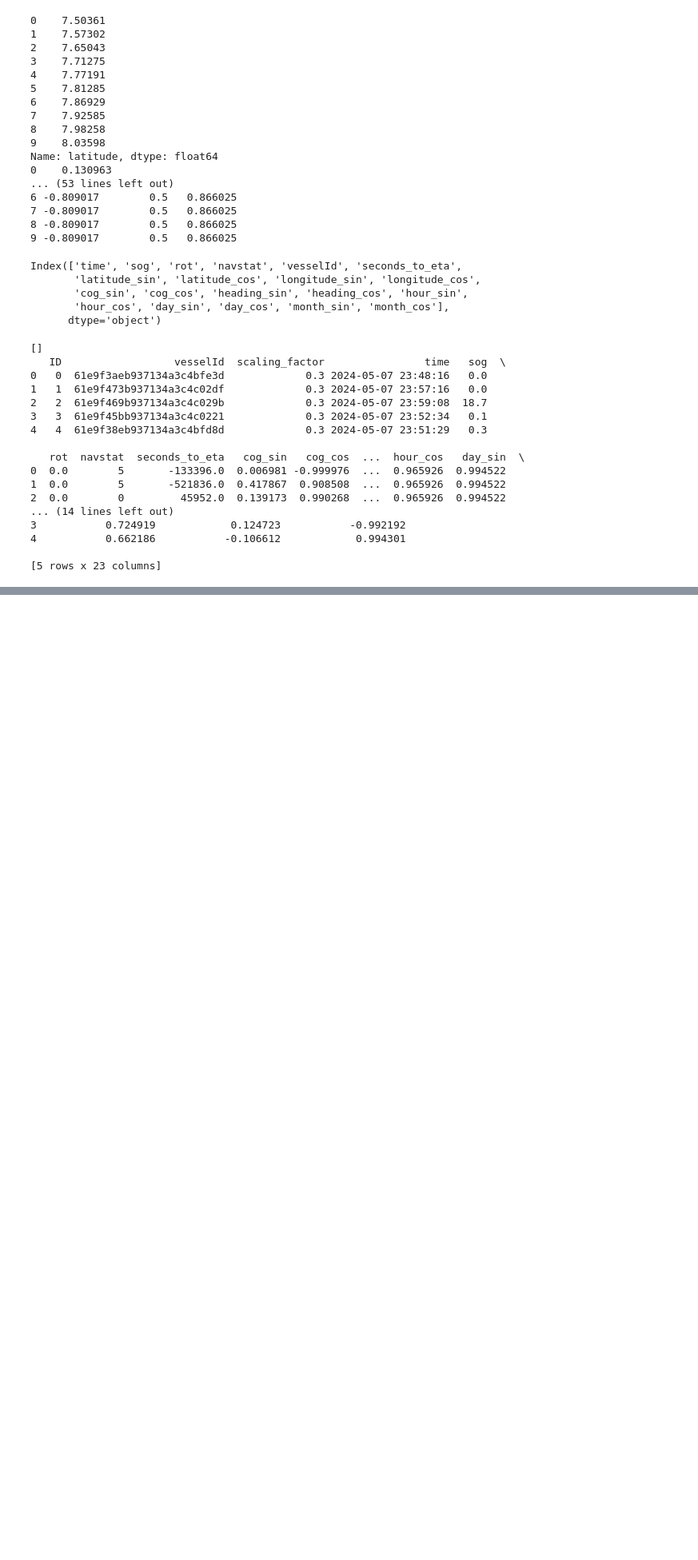
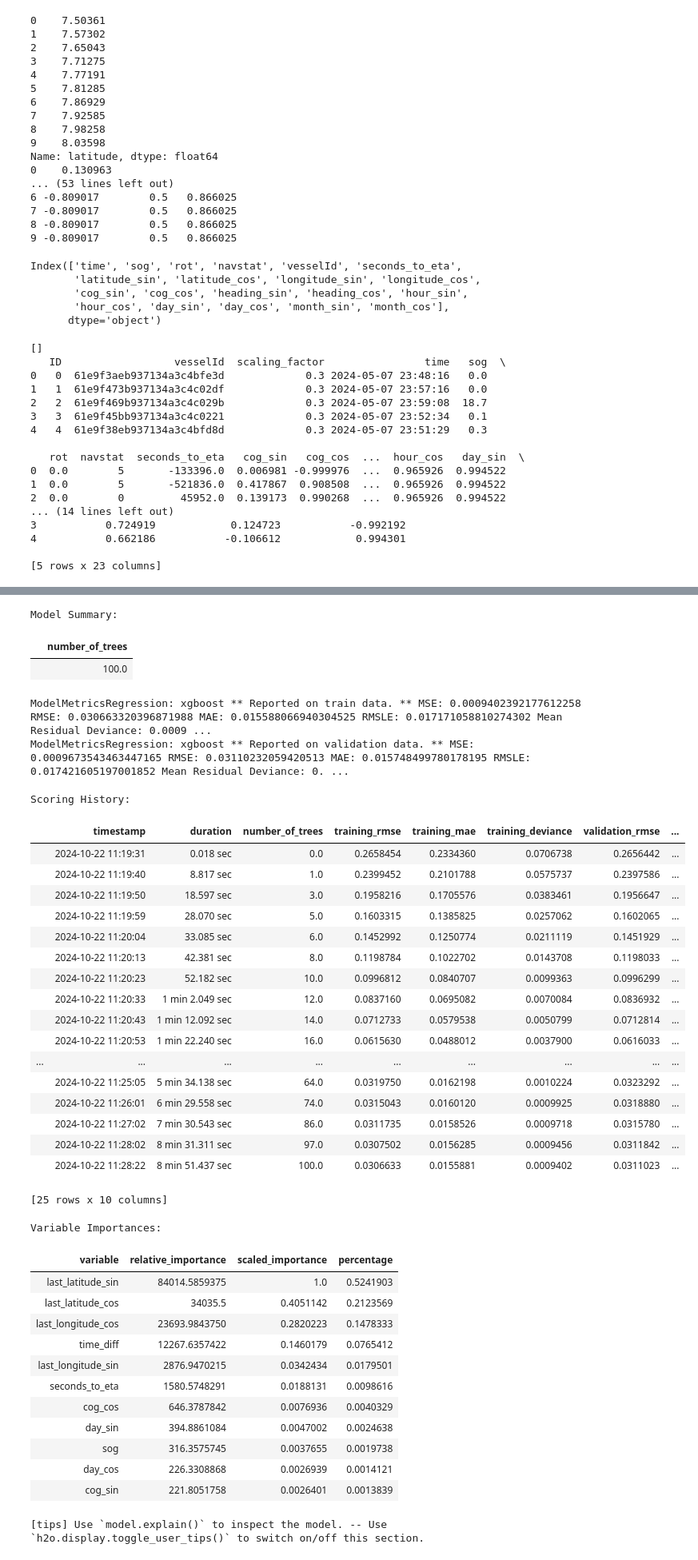
Before and after one commit to iverri/ML-Group-Project, a Jupyter notebook: src/pipeline_kris.ipynb, the cells around one changed output, grey strips where cells are left out. Shown: that part at 80% size. Drawn from its saved outputs; the diff is of its cells as text; code cells hidden in the pictures; blank space fills up the shorter version.

```diff
--- a/src/pipeline_kris.ipynb
+++ b/src/pipeline_kris.ipynb
@@ -496,9 +528,8 @@ xgboost Model Build progress: |
 # %%
-features_lat.append("latitude_sin")
 gbm_lat_cos.train(
-    x=features_lat,#.append(latitude_sin)
+    x=features_lat,  # .append(latitude_sin)
     y=target_lat_cos,
     training_frame=train_data_shifted_without_validation,
-    validation_frame= validation_data_shifted
-
+    validation_frame=validation_data_shifted,
 )
+# %% [output]
@@ -505,3 +538,41 @@ gbm_lat_cos.train(
+Model Summary:
+|  | number_of_trees |
+|  | 100.0 |
+ModelMetricsRegression: xgboost ** Reported on train data. ** MSE: 0.0009402392177612258 RMSE: 0.030663320396871988 MAE: 0.015588066940304525 RMSLE: 0.017171058810274302 Mean Residual Deviance: 0.0009 ...
+ModelMetricsRegression: xgboost ** Reported on validation data. ** MSE: 0.0009673543463447165 RMSE: 0.03110232059420513 MAE: 0.015748499780178195 RMSLE: 0.017421605197001852 Mean Residual Deviance: 0. ...
+Scoring History:
+|  | timestamp | duration | number_of_trees | training_rmse | training_mae | training_deviance | validation_rmse | ... |
+|  | 2024-10-22 11:19:31 | 0.018 sec | 0.0 | 0.2658454 | 0.2334360 | 0.0706738 | 0.2656442 | ... |
+|  | 2024-10-22 11:19:40 | 8.817 sec | 1.0 | 0.2399452 | 0.2101788 | 0.0575737 | 0.2397586 | ... |
+|  | 2024-10-22 11:19:50 | 18.597 sec | 3.0 | 0.1958216 | 0.1705576 | 0.0383461 | 0.1956647 | ... |
+|  | 2024-10-22 11:19:59 | 28.070 sec | 5.0 | 0.1603315 | 0.1385825 | 0.0257062 | 0.1602065 | ... |
+|  | 2024-10-22 11:20:04 | 33.085 sec | 6.0 | 0.1452992 | 0.1250774 | 0.0211119 | 0.1451929 | ... |
+|  | 2024-10-22 11:20:13 | 42.381 sec | 8.0 | 0.1198784 | 0.1022702 | 0.0143708 | 0.1198033 | ... |
+|  | 2024-10-22 11:20:23 | 52.182 sec | 10.0 | 0.0996812 | 0.0840707 | 0.0099363 | 0.0996299 | ... |
+|  | 2024-10-22 11:20:33 | 1 min 2.049 sec | 12.0 | 0.0837160 | 0.0695082 | 0.0070084 | 0.0836932 | ... |
+|  | 2024-10-22 11:20:43 | 1 min 12.092 sec | 14.0 | 0.0712733 | 0.0579538 | 0.0050799 | 0.0712814 | ... |
+|  | 2024-10-22 11:20:53 | 1 min 22.240 sec | 16.0 | 0.0615630 | 0.0488012 | 0.0037900 | 0.0616033 | ... |
+| ... | ... | ... | ... | ... | ... | ... | ... | ... |
+|  | 2024-10-22 11:25:05 | 5 min 34.138 sec | 64.0 | 0.0319750 | 0.0162198 | 0.0010224 | 0.0323292 | ... |
+|  | 2024-10-22 11:26:01 | 6 min 29.558 sec | 74.0 | 0.0315043 | 0.0160120 | 0.0009925 | 0.0318880 | ... |
+|  | 2024-10-22 11:27:02 | 7 min 30.543 sec | 86.0 | 0.0311735 | 0.0158526 | 0.0009718 | 0.0315780 | ... |
+|  | 2024-10-22 11:28:02 | 8 min 31.311 sec | 97.0 | 0.0307502 | 0.0156285 | 0.0009456 | 0.0311842 | ... |
+|  | 2024-10-22 11:28:22 | 8 min 51.437 sec | 100.0 | 0.0306633 | 0.0155881 | 0.0009402 | 0.0311023 | ... |
+[25 rows x 10 columns]
+Variable Importances:
+| variable | relative_importance | scaled_importance | percentage |
+| last_latitude_sin | 84014.5859375 | 1.0 | 0.5241903 |
+| last_latitude_cos | 34035.5 | 0.4051142 | 0.2123569 |
+| last_longitude_cos | 23693.9843750 | 0.2820223 | 0.1478333 |
+| time_diff | 12267.6357422 | 0.1460179 | 0.0765412 |
+| last_longitude_sin | 2876.9470215 | 0.0342434 | 0.0179501 |
+| seconds_to_eta | 1580.5748291 | 0.0188131 | 0.0098616 |
+| cog_cos | 646.3787842 | 0.0076936 | 0.0040329 |
+| day_sin | 394.8861084 | 0.0047002 | 0.0024638 |
+| sog | 316.3575745 | 0.0037655 | 0.0019738 |
+| day_cos | 226.3308868 | 0.0026939 | 0.0014121 |
+| cog_sin | 221.8051758 | 0.0026401 | 0.0013839 |
+[tips] Use `model.explain()` to inspect the model. -- Use `h2o.display.toggle_user_tips()` to switch on/off this section.
 # %%
 performance_lat_sin = gbm_lat_sin.model_performance(test_data=validation_data_shifted)
 performance_lat_cos = gbm_lat_cos.model_performance(test_data=validation_data_shifted)
```
Also changed, not shown: parts of 17 cells of this notebook.
